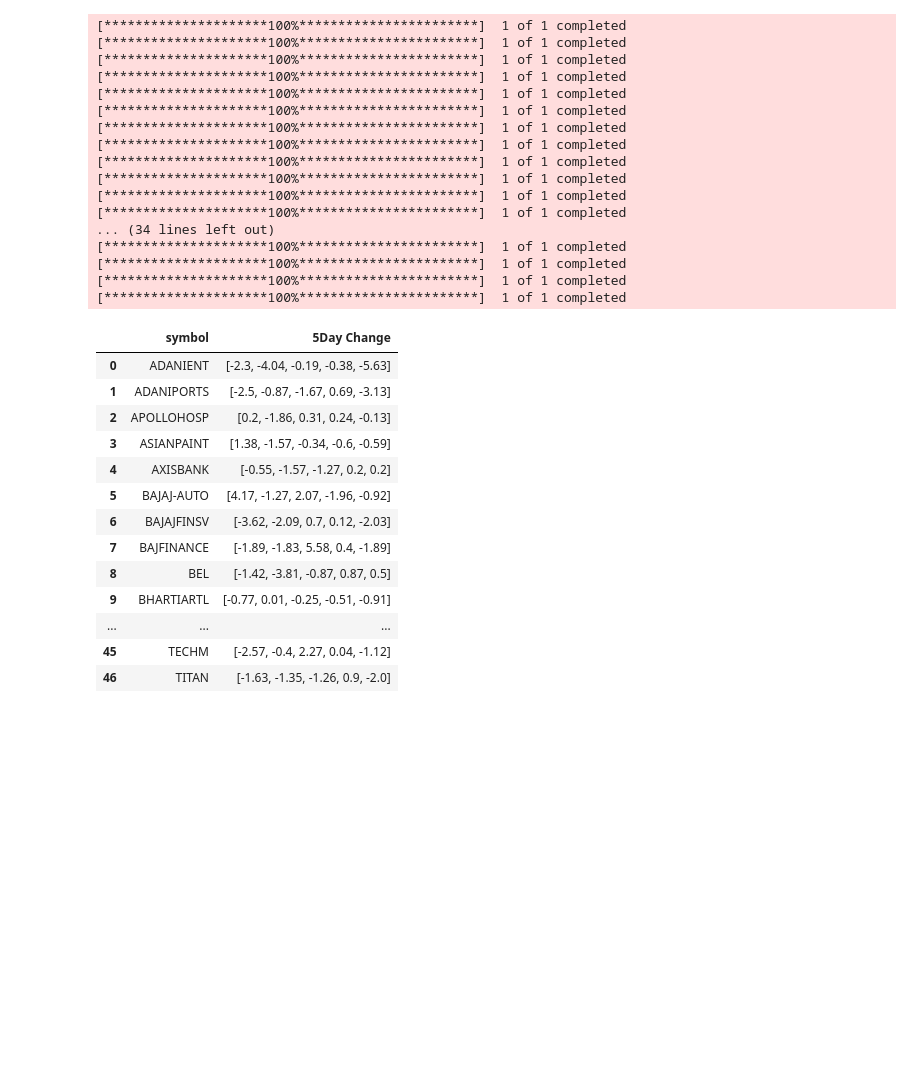
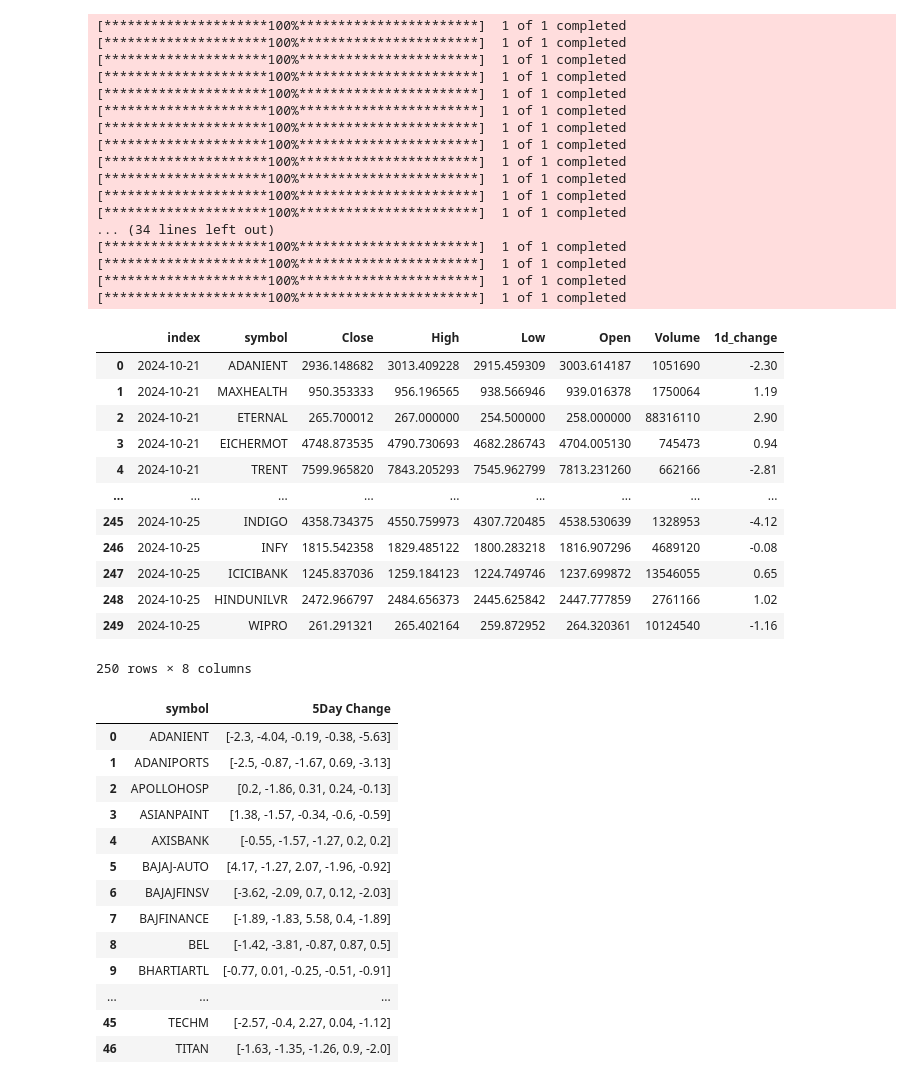
Before and after one commit to dbal14/stock_ui, a Jupyter notebook: frontend/src/ex.ipynb, the cells around one changed output. Saved outputs shown, nothing was run; the diff lists cells and outputs as text; code cells hidden in the pictures; blank space fills up the shorter version.

```diff
--- a/frontend/src/ex.ipynb
+++ b/frontend/src/ex.ipynb
@@ -923,6 +923,22 @@ df_all = df_all.sort_index().reset_index()
 [*********************100%***********************]  1 of 1 completed
 [*********************100%***********************]  1 of 1 completed
 [*********************100%***********************]  1 of 1 completed
+# %%
+df_all
+# %% [output]
+|  | index | symbol | Close | High | Low | Open | Volume | 1d_change |
+| 0 | 2024-10-21 | ADANIENT | 2936.148682 | 3013.409228 | 2915.459309 | 3003.614187 | 1051690 | -2.30 |
+| 1 | 2024-10-21 | MAXHEALTH | 950.353333 | 956.196565 | 938.566946 | 939.016378 | 1750064 | 1.19 |
+| 2 | 2024-10-21 | ETERNAL | 265.700012 | 267.000000 | 254.500000 | 258.000000 | 88316110 | 2.90 |
+| 3 | 2024-10-21 | EICHERMOT | 4748.873535 | 4790.730693 | 4682.286743 | 4704.005130 | 745473 | 0.94 |
+| 4 | 2024-10-21 | TRENT | 7599.965820 | 7843.205293 | 7545.962799 | 7813.231260 | 662166 | -2.81 |
+| ... | ... | ... | ... | ... | ... | ... | ... | ... |
+| 245 | 2024-10-25 | INDIGO | 4358.734375 | 4550.759973 | 4307.720485 | 4538.530639 | 1328953 | -4.12 |
+| 246 | 2024-10-25 | INFY | 1815.542358 | 1829.485122 | 1800.283218 | 1816.907296 | 4689120 | -0.08 |
+| 247 | 2024-10-25 | ICICIBANK | 1245.837036 | 1259.184123 | 1224.749746 | 1237.699872 | 13546055 | 0.65 |
+| 248 | 2024-10-25 | HINDUNILVR | 2472.966797 | 2484.656373 | 2445.625842 | 2447.777859 | 2761166 | 1.02 |
+| 249 | 2024-10-25 | WIPRO | 261.291321 | 265.402164 | 259.872952 | 264.320361 | 10124540 | -1.16 |
+250 rows × 8 columns
 # %%
 df_all['1d_change'] =(( df_all['Close']-df_all['Open'])/df_all['Close'])*100
 df_all['1d_change'] = df_all['1d_change'].round(2)
```
Also changed, not shown: parts of 3 cells of this notebook.
